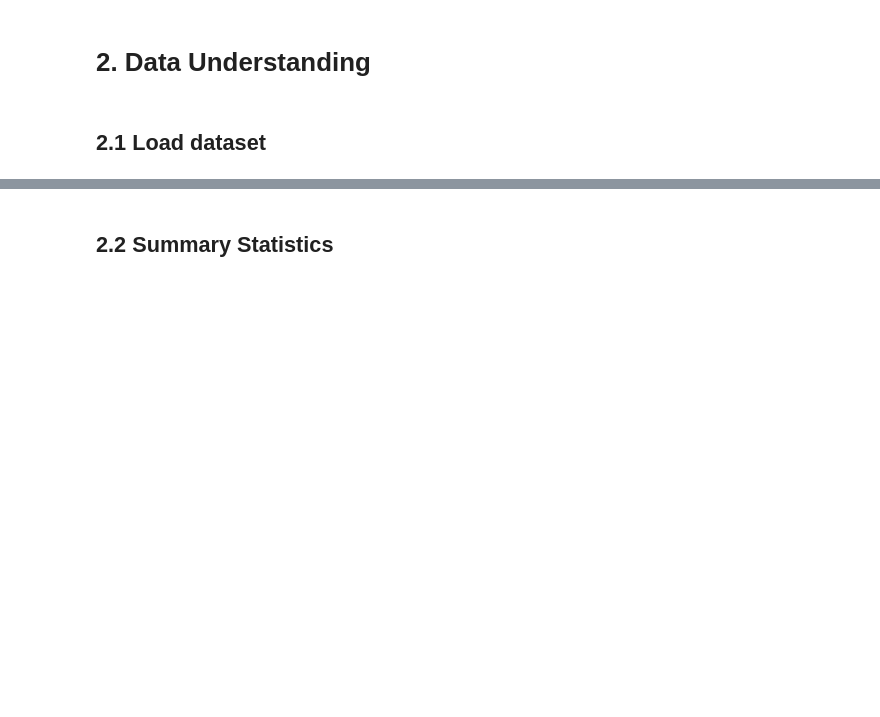
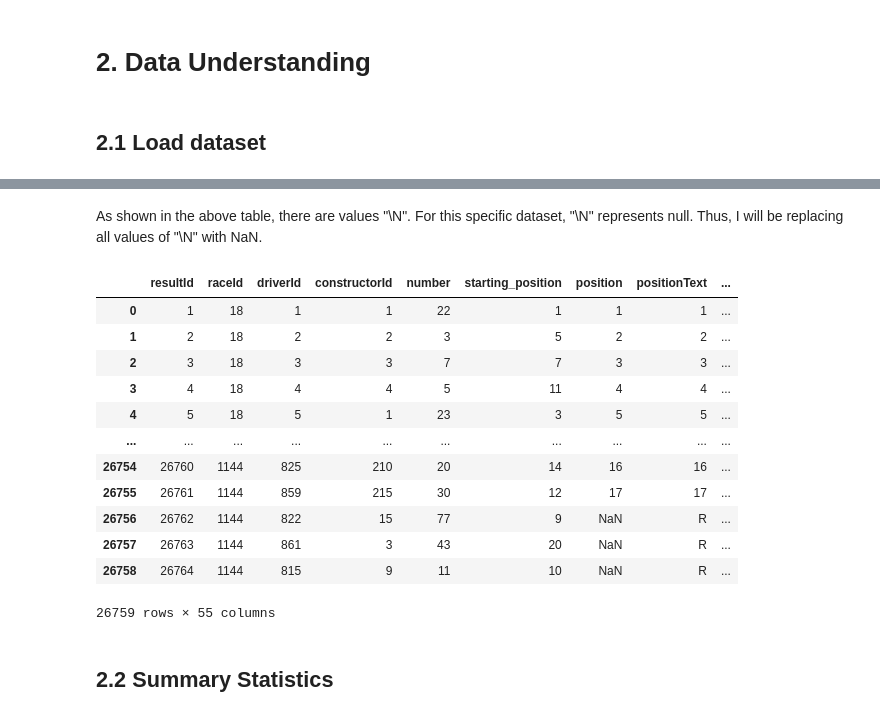
Before and after one commit to ruien78436/MLDP, a Jupyter notebook: MLDP Program Codes.ipynb, the cells around one changed output, grey strips where cells are left out. Cells and saved outputs as stored; diff of their text form; code cells hidden in the pictures; blank space fills up the shorter version.

```diff
--- a/MLDP Program Codes.ipynb
+++ b/MLDP Program Codes.ipynb
@@ -40,3 +102,23 @@ Goal: predict Positions gained/lost relative to grid position
+# %% [markdown]
+As shown in the above table, there are values "\N". For this specific dataset, "\N" represents null. Thus, I will be replacing all values of "\N" with NaN.
+# %%
+## Replace '\N' (Kaggle's representation of missing data) with actual NumPy NaN
+df.replace(r'\\N', np.nan, regex=True, inplace=True)
+df
+# %% [output]
+|  | resultId | raceId | driverId | constructorId | number | starting_position | position | positionText | ... |
+| 0 | 1 | 18 | 1 | 1 | 22 | 1 | 1 | 1 | ... |
+| 1 | 2 | 18 | 2 | 2 | 3 | 5 | 2 | 2 | ... |
+| 2 | 3 | 18 | 3 | 3 | 7 | 7 | 3 | 3 | ... |
+| 3 | 4 | 18 | 4 | 4 | 5 | 11 | 4 | 4 | ... |
+| 4 | 5 | 18 | 5 | 1 | 23 | 3 | 5 | 5 | ... |
+| ... | ... | ... | ... | ... | ... | ... | ... | ... | ... |
+| 26754 | 26760 | 1144 | 825 | 210 | 20 | 14 | 16 | 16 | ... |
+| 26755 | 26761 | 1144 | 859 | 215 | 30 | 12 | 17 | 17 | ... |
+| 26756 | 26762 | 1144 | 822 | 15 | 77 | 9 | NaN | R | ... |
+| 26757 | 26763 | 1144 | 861 | 3 | 43 | 20 | NaN | R | ... |
+| 26758 | 26764 | 1144 | 815 | 9 | 11 | 10 | NaN | R | ... |
+26759 rows × 55 columns
 # %% [markdown]
 ## 2.2 Summary Statistics
 # %%
```
Also changed, not shown: parts of 9 cells of this notebook, 6 other files.
